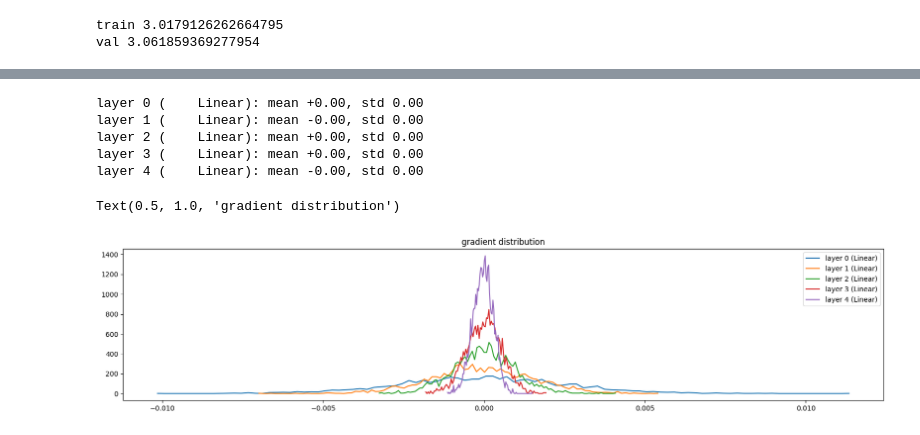
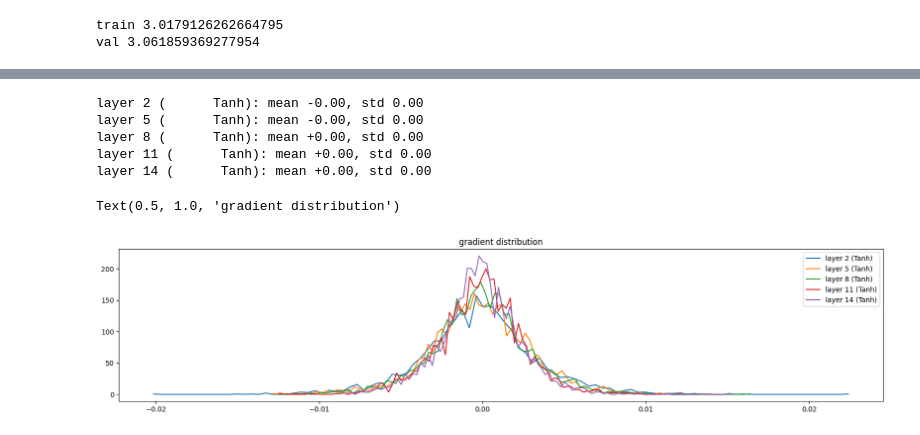
Before and after one commit to GarvAtri/NeuralNets, a Jupyter notebook: batchNorm.ipynb, the cells around one changed output, grey strips where cells are left out. Cells and saved outputs as stored; diff of their text form; code cells hidden in the pictures.

Commit message:
fixed histograms, Tanh layer initialization, and added BatchNorm1D Layers

```diff
--- a/batchNorm.ipynb
+++ b/batchNorm.ipynb
@@ -359,8 +359,8 @@ class BatchNorm1d:
         # update the buffers (using exponential moving average)
         if self.training:
             with torch.no_grad():
-                self.running_mean = (1 - self.momentum) * self.running_mean + self.momentum * self.xmean
-                self.running_var = (1- self.momentum) * self.running_var + self.momentum * self.xvar
+                self.running_mean = (1 - self.momentum) * self.running_mean + self.momentum * xmean
+                self.running_var = (1- self.momentum) * self.running_var + self.momentum * xvar
             return self.out
 
     def parameters(self):
@@ -368,7 +368,7 @@ class BatchNorm1d:
 
 class Tanh:
 
-    def __init__(self, x):
+    def __call__(self, x):
         self.out = torch.tanh(x)
         return self.out
 
@@ -381,17 +381,18 @@ g = torch.Generator().manual_seed(2147483647) # for reproducibility
 
 C = torch.randn((vocab_size, n_embd), generator=g)
 layers = [
-    Linear(n_embd * block_size, n_hidden), #Tanh(),
-    Linear(n_hidden, n_hidden), #Tanh(),
-    Linear(n_hidden, n_hidden), #Tanh(),
-    Linear(n_hidden, n_hidden), #Tanh(),
-    Linear(n_hidden, n_hidden), #Tanh(),
-    Linear(n_hidden, vocab_size),
+    Linear(n_embd * block_size, n_hidden), BatchNorm1d(n_hidden), Tanh(),
+    Linear(n_hidden, n_hidden), BatchNorm1d(n_hidden), Tanh(),
+    Linear(n_hidden, n_hidden), BatchNorm1d(n_hidden), Tanh(),
+    Linear(n_hidden, n_hidden), BatchNorm1d(n_hidden), Tanh(),
+    Linear(n_hidden, n_hidden), BatchNorm1d(n_hidden), Tanh(),
+    Linear(n_hidden, vocab_size), BatchNorm1d(vocab_size),
 ]
 
 with torch.no_grad():
     # last layer: make less confident
-    layers[-1].weight *= 0.1
+    # layers[-1].weight *= 0.1 # without batch norm
+    layers[-1].gamma *= 0.1
     # all other layers: apply again
     for layer in layers[:-1]:
         if isinstance(layer, Linear):
@@ -452,7 +453,7 @@ for i in range(max_steps):
 plt.figure(figsize=(20, 4)) # width and height of the plot
 legends = []
 for i, layer in enumerate(layers[:-1]):  # note: exclude the output layer
-    if isinstance(layer, Linear): # tanh for easy visualization
+    if isinstance(layer, Tanh): # tanh for easy visualization
         t = layer.out
         print('layer %d (%10s): mean %+.2f, std %.2f, saturated: %.2f%%' % (i, layer.__class__.__name__, t.mean(), t.std(), (t.abs() > 0.97).float().mean() * 100))
         hy, hx = torch.histogram(t, density=True)
@@ -467,24 +472,24 @@ RuntimeError: torch.histogramdd: dimension 0's range [-nan(ind), -nan(ind)] is n
 # %%
 # visualize histograms for gradient
 plt.figure(figsize=(20, 4)) # width and height of the plot
 legends = []
 for i, layer in enumerate(layers[:-1]):  # note: exclude the output layer
-    if isinstance(layer, Linear): # tanh for easy visualization
+    if isinstance(layer, Tanh): # tanh for easy visualization
         t = layer.out.grad
         print('layer %d (%10s): mean %+.2f, std %.2f' % (i, layer.__class__.__name__, t.mean(), t.std()))
         hy, hx = torch.histogram(t, density=True)
         plt.plot(hx[:-1].detach(), hy.detach())
         legends.append(f'layer {i} ({layer.__class__.__name__})')
 plt.legend(legends)
 plt.title('gradient distribution')
 # %% [output]
-layer 0 (    Linear): mean +0.00, std 0.00
-layer 1 (    Linear): mean -0.00, std 0.00
-layer 2 (    Linear): mean +0.00, std 0.00
-layer 3 (    Linear): mean +0.00, std 0.00
-layer 4 (    Linear): mean -0.00, std 0.00
+layer 2 (      Tanh): mean -0.00, std 0.00
+layer 5 (      Tanh): mean -0.00, std 0.00
+layer 8 (      Tanh): mean +0.00, std 0.00
+layer 11 (      Tanh): mean +0.00, std 0.00
+layer 14 (      Tanh): mean +0.00, std 0.00
 Text(0.5, 1.0, 'gradient distribution')
-[figure, old version]
+[figure, new version]
 # %%
 # why non linearity?
 # if we stacked a lot of linear layers, the resultant forward pass would effectively be just a linear layer, just (w's)x + b's
```
Also changed, not shown: parts of 5 cells of this notebook.
